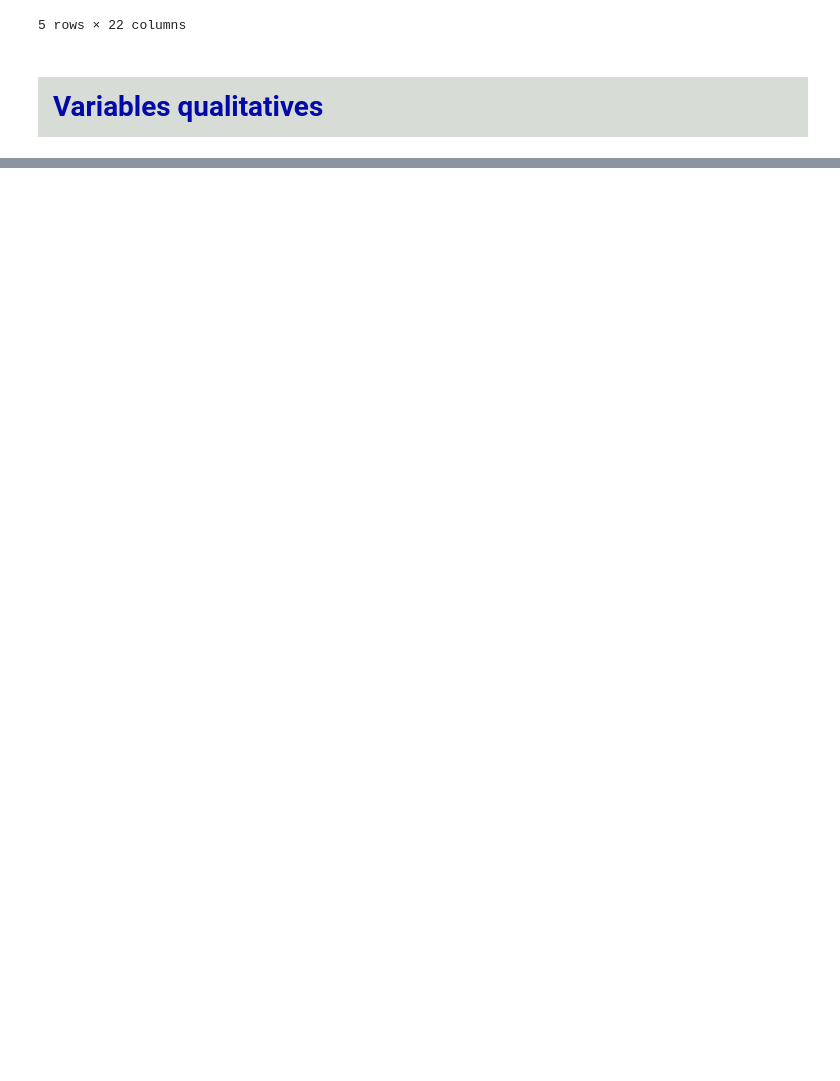
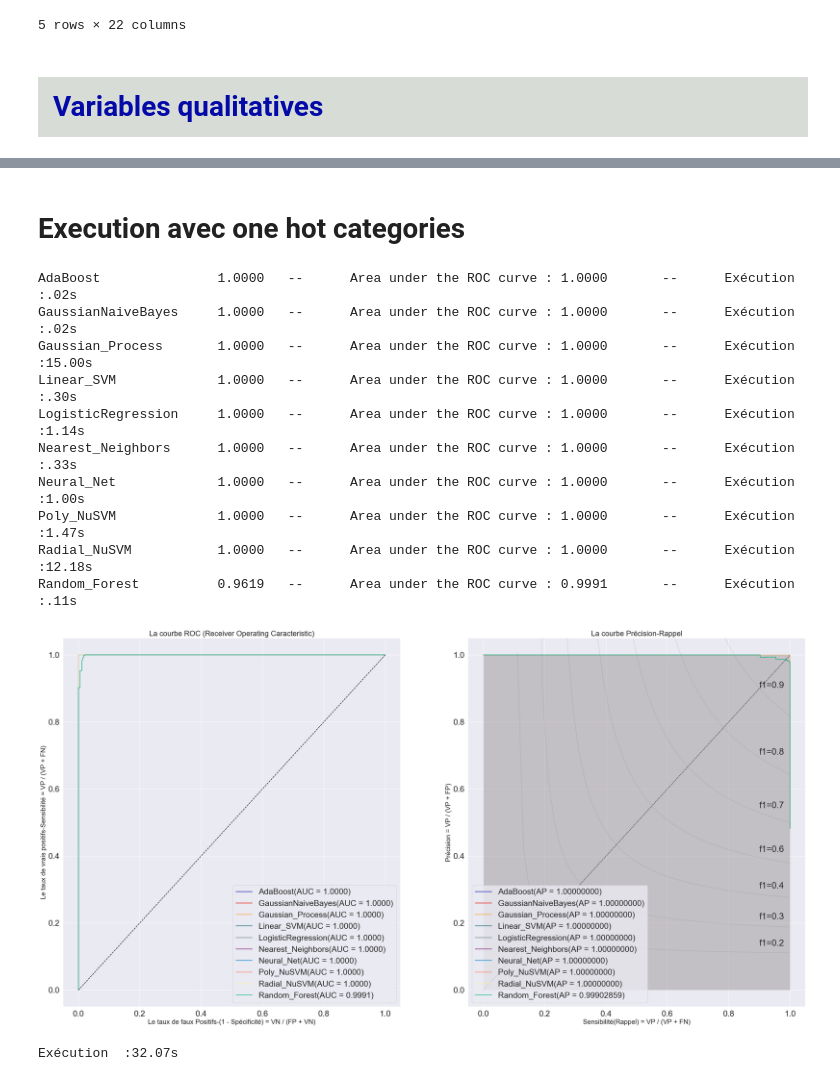
Before and after one commit to Cheliel/big_data, a Jupyter notebook: _git/MachineLearning/classification_supervise/classification_binaire/ClassificationDesChampignons-Classifications-Initial.ipynb, the cells around one changed output, grey strips where cells are left out. Drawn from its saved outputs; the diff is of its cells as text; code cells hidden in the pictures; blank space fills up the shorter version.

Commit message:
champote

```diff
--- a/_git/MachineLearning/classification_supervise/classification_binaire/ClassificationDesChampignons-Classifications-Initial.ipynb
+++ b/_git/MachineLearning/classification_supervise/classification_binaire/ClassificationDesChampignons-Classifications-Initial.ipynb
@@ -325,0 +448,25 @@ afficheSeparationsBinaires(donneesXy, palette, ax, cible=cible)
+# %% [markdown]
+# Execution avec one hot categories
+# %%
+resultatsTemp = executionEssaiComparaisonClassificateurs( classificateursDict=classificateursDict,
+                                                        X_train = X_train.filter(regex='(_dum)', axis=1),
+                                                        y_train = y_train_categoricalDonnes,
+                                                        X_test = X_test.filter(regex='(_dum)', axis=1),
+                                                        y_test = y_test_categoricalDonnes,
+                                                        couleurs=palette[:len(classificateursDict.keys())],
+                                                        nom_essai='HotOne Champs',
+                                                        projet=None)
+resultats = pd.concat([resultats,resultatsTemp])
+# %% [output]
+AdaBoost               1.0000   --      Area under the ROC curve : 1.0000       --      Exécution  :.02s
+GaussianNaiveBayes     1.0000   --      Area under the ROC curve : 1.0000       --      Exécution  :.02s
+Gaussian_Process       1.0000   --      Area under the ROC curve : 1.0000       --      Exécution  :15.00s
+Linear_SVM             1.0000   --      Area under the ROC curve : 1.0000       --      Exécution  :.30s
+LogisticRegression     1.0000   --      Area under the ROC curve : 1.0000       --      Exécution  :1.14s
+Nearest_Neighbors      1.0000   --      Area under the ROC curve : 1.0000       --      Exécution  :.33s
+Neural_Net             1.0000   --      Area under the ROC curve : 1.0000       --      Exécution  :1.00s
+Poly_NuSVM             1.0000   --      Area under the ROC curve : 1.0000       --      Exécution  :1.47s
+Radial_NuSVM           1.0000   --      Area under the ROC curve : 1.0000       --      Exécution  :12.18s
+Random_Forest          0.9619   --      Area under the ROC curve : 0.9991       --      Exécution  :.11s
+[figure, added]
+Exécution  :32.07s
```
Also changed, not shown: parts of 19 cells of this notebook, 2 other files.
